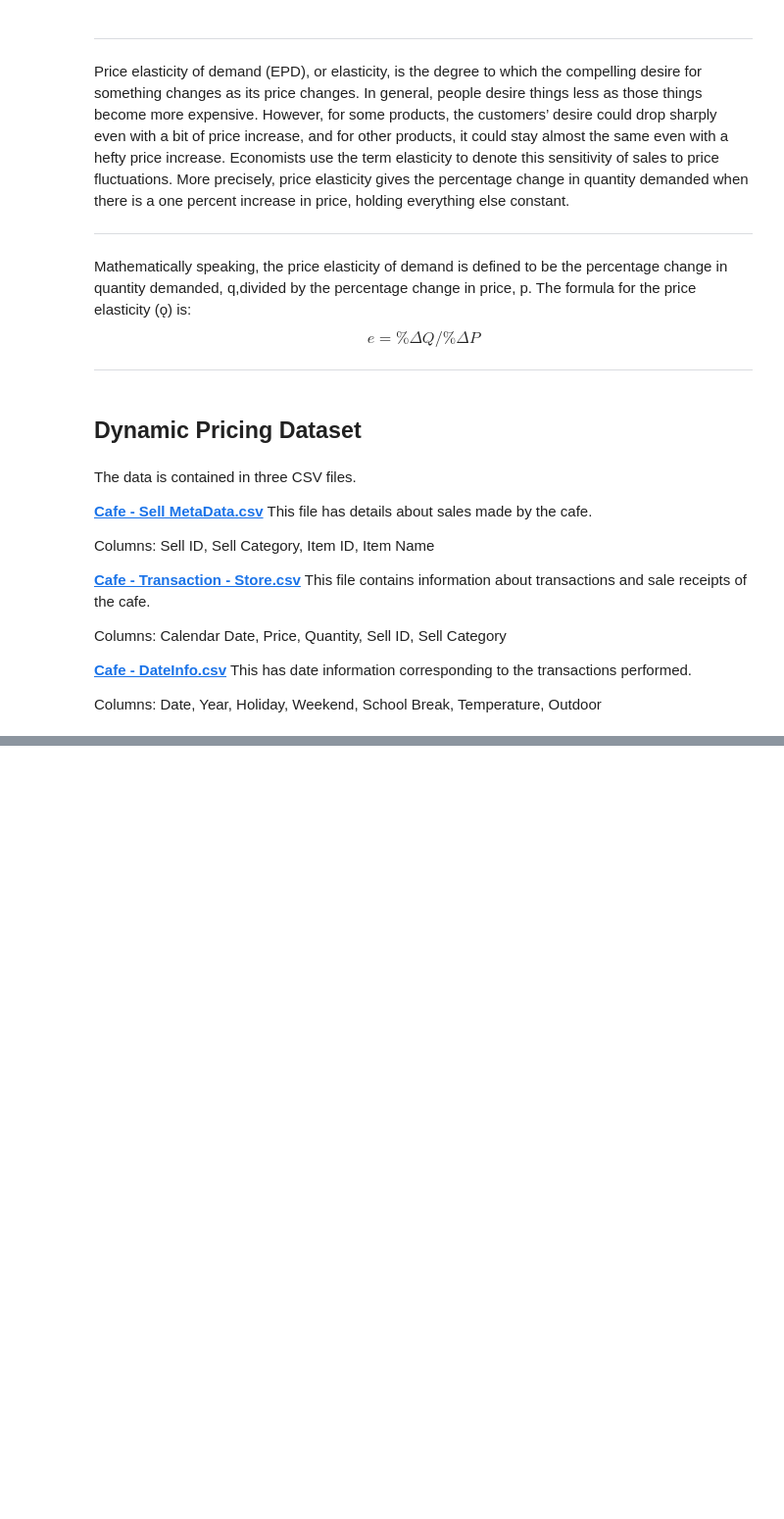
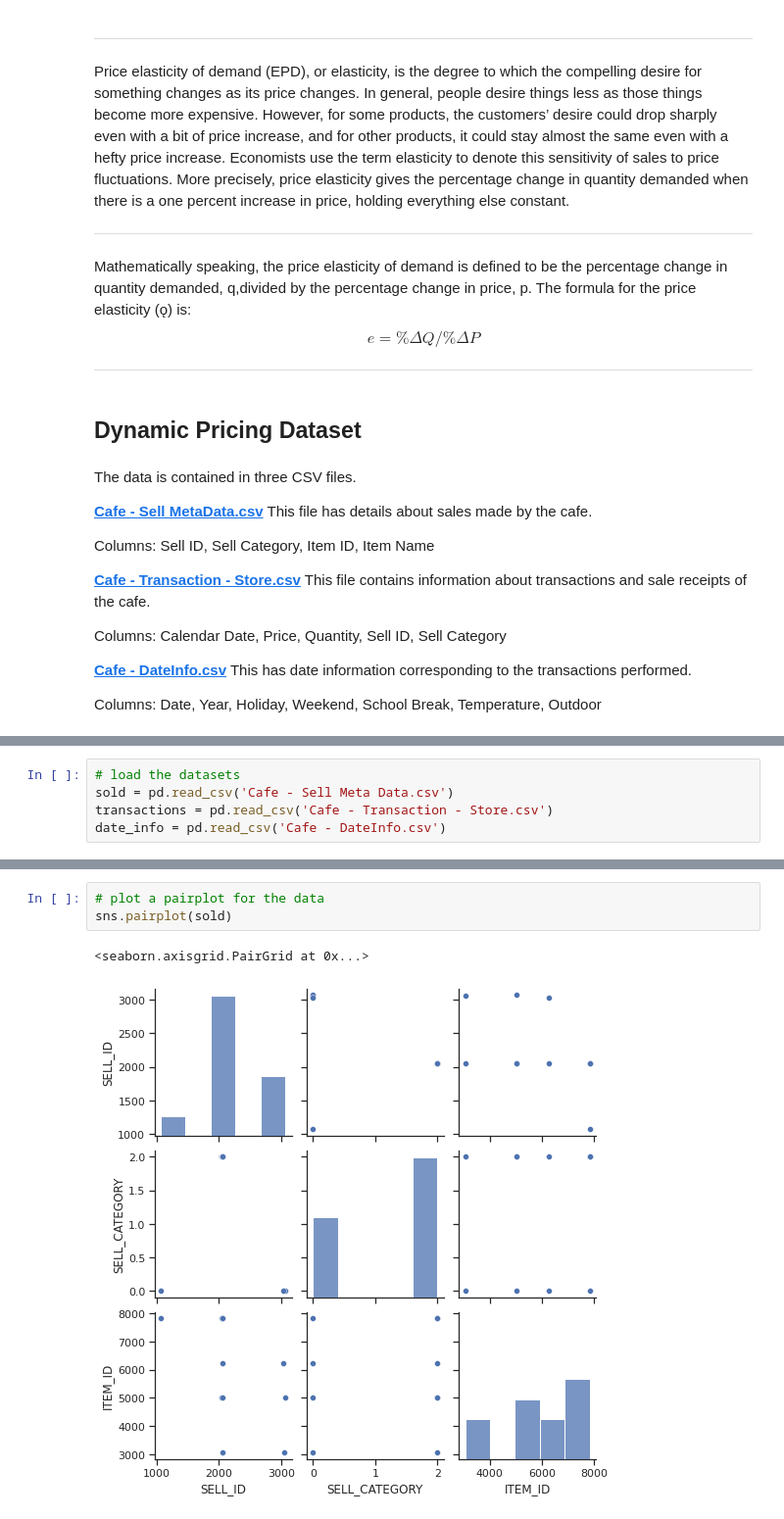
Before and after one commit to anmolg1997/Regression_projects, a Jupyter notebook: Price Optimisation based on Price Elasticity/Retail_Price_Optimization.ipynb, the cells around one changed output, grey strips where cells are left out. Shown at 98% size. Cells and saved outputs as stored; diff of their text form; blank space fills up the shorter version.

```diff
--- a/Price Optimisation based on Price Elasticity/Retail_Price_Optimization.ipynb
+++ b/Price Optimisation based on Price Elasticity/Retail_Price_Optimization.ipynb
@@ -44,0 +113,5 @@ Columns: Date, Year, Holiday, Weekend, School Break, Temperature, Outdoor
+# %%
+# load the datasets
+sold = pd.read_csv('Cafe - Sell Meta Data.csv')
+transactions = pd.read_csv('Cafe - Transaction - Store.csv')
+date_info = pd.read_csv('Cafe - DateInfo.csv')
@@ -44,0 +160,6 @@ Columns: Date, Year, Holiday, Weekend, School Break, Temperature, Outdoor
+# %%
+# plot a pairplot for the data
+sns.pairplot(sold)
+# %% [output]
+<seaborn.axisgrid.PairGrid at 0x...>
+[figure, added]
```
Also changed, not shown: parts of 61 cells of this notebook.
